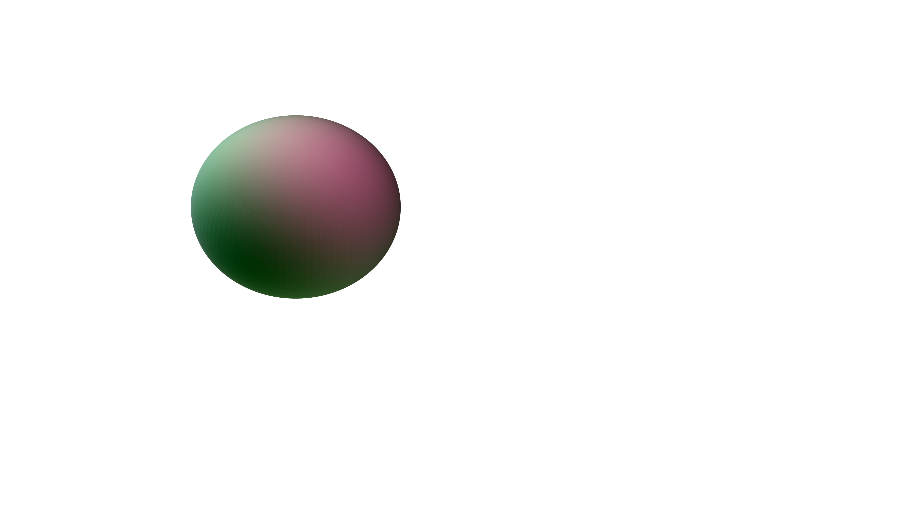
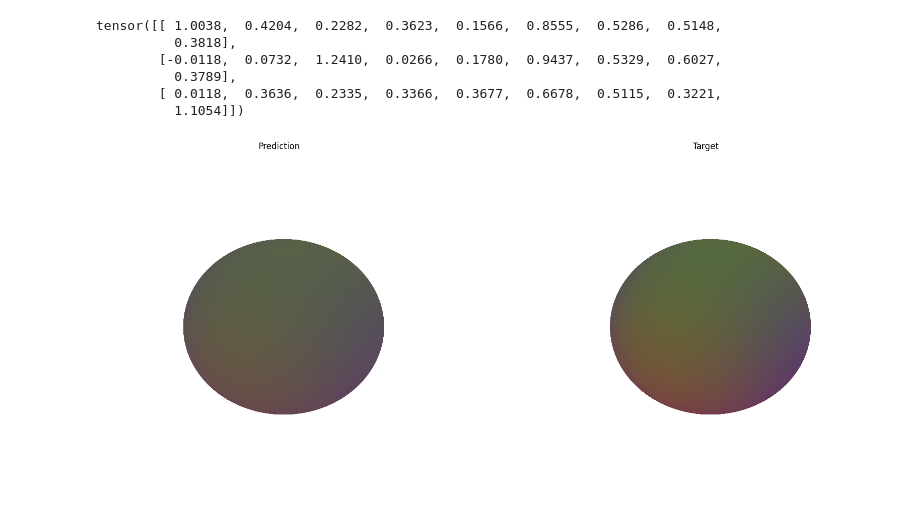
Before and after one commit to pietertolsma/LearnTorch, a Jupyter notebook: 03. Intermediate/02. Harmonics/spherical.ipynb, the cells around one changed output. Cells and saved outputs as stored; diff of their text form; code cells hidden in the pictures; blank space fills up the shorter version.

```diff
--- a/03. Intermediate/02. Harmonics/spherical.ipynb
+++ b/03. Intermediate/02. Harmonics/spherical.ipynb
@@ -35,10 +35,11 @@ class HarmonicSpheres:
         weights = self.weights
         npoints = self.spheres.shape[1]
 
-        res = torch.empty((npoints, npoints, 4))
+        res = torch.ones((npoints, npoints, 4))
         res[:, :, :3] = (weights @ self.spheres.reshape((9, npoints*npoints))).T.reshape(npoints, npoints, 3)
         resmin, resmax = res[:, :, :3].min(), res[:, :, :3].max()
         res[:, :, :3] = (res[:, :, :3] - resmin) / (resmax - resmin)
+        res[:, :, :3] = nn.Softmax(2)(res[:, :, :3])
         return res
 
     def get_cartesian(self):
@@ -50,32 +51,33 @@ class HarmonicSpheres:
 import torch.nn as nn
 
 class SphereNet(nn.Module):
-
     def __init__(self):
         super().__init__()
+        self.spheres = HarmonicSpheres()
         self.weights = nn.Parameter(self.spheres.weights, requires_grad=True)
-        self.spheres = HarmonicSpheres()
         self.npoints = self.spheres.spheres.shape[1]
 
     def forward(self):
         spheres = self.spheres.spheres
         res = torch.ones((self.npoints, self.npoints, 4))
         res[:, :, :3] = (self.weights @ spheres.view((9, self.npoints*self.npoints))).T.view(self.npoints, self.npoints, 3)
-        # resmin, resmax = res[:, :, :3].min(), res[:, :, :3].max()
-        # res[:, :, :3] = (res[:, :, :3] - resmin) / (resmax - resmin)
+        res[:, :, :3] = nn.Softmax(2)(res[:, :, :3])
         return res
 # %%
 import torch.optim as optim
 
 spheres = HarmonicSpheres(100)
+spheres.weights[0, :] = torch.tensor([1, 0, 0, 0, 0, 0, 0, 0, 0])
+spheres.weights[1, :] = torch.tensor([0, 0, 1, 0, 0, 0, 0, 0, 0])
+spheres.weights[2, :] = torch.tensor([0, 0, 0, 0, 1, 0, 0, 0, 0])
 
 target = spheres.get_total()
 
 model = SphereNet()
 
 loss_fn = nn.MSELoss()
-optim = optim.Adam(model.parameters(), lr=0.03)
-epochs = 100
+optim = optim.SGD(model.parameters(), lr=0.3)
+epochs = 3000
 
 for epoch in range(epochs):
     optim.zero_grad()
@@ -86,5 +88,6 @@ for epoch in range(epochs):
     loss.backward()
     optim.step()
 
-    print(loss.item())
+    if epoch % 100 == 0:
+        print(loss.item())
 # %% [output]
@@ -92,15 +111,29 @@ TypeError: HarmonicSpheres.get_total() missing 1 required positional argument: '
 # %%
 spheres = HarmonicSpheres(100)
 
-rcolors = spheres.get_total()
+predcolors = model.spheres.get_total().numpy()
+targcolors = target.numpy()
 x,y,z = spheres.get_cartesian()
 
+print(model.spheres.weights)
+
 # Set the aspect ratio to 1 so our sphere looks spherical
-fig = plt.figure(figsize=plt.figaspect(1.))
-ax = fig.add_subplot(111, projection='3d')
-ax.plot_surface(x, y, z,  rstride=1, cstride=1, facecolors=rcolors)
+fig = plt.figure(figsize=(20,20))
+ax = fig.add_subplot(121, projection='3d')
+ax.set_title("Prediction")
+ax.plot_surface(x, y, z,  rstride=1, cstride=1, facecolors=predcolors, shade=False)
+ax2 = fig.add_subplot(122, projection='3d')
+ax2.set_title("Target")
+ax2.plot_surface(x, y, z,  rstride=1, cstride=1, facecolors=targcolors, shade=False)
 # Turn off the axis planes
 ax.set_axis_off()
+ax2.set_axis_off()
 plt.show()
 # %% [output]
+tensor([[ 1.0038,  0.4204,  0.2282,  0.3623,  0.1566,  0.8555,  0.5286,  0.5148,
+          0.3818],
+        [-0.0118,  0.0732,  1.2410,  0.0266,  0.1780,  0.9437,  0.5329,  0.6027,
+          0.3789],
+        [ 0.0118,  0.3636,  0.2335,  0.3366,  0.3677,  0.6678,  0.5115,  0.3221,
+          1.1054]])
-[figure, old version]
+[figure, new version]
```
Also changed, not shown: parts of 1 cell of this notebook.
